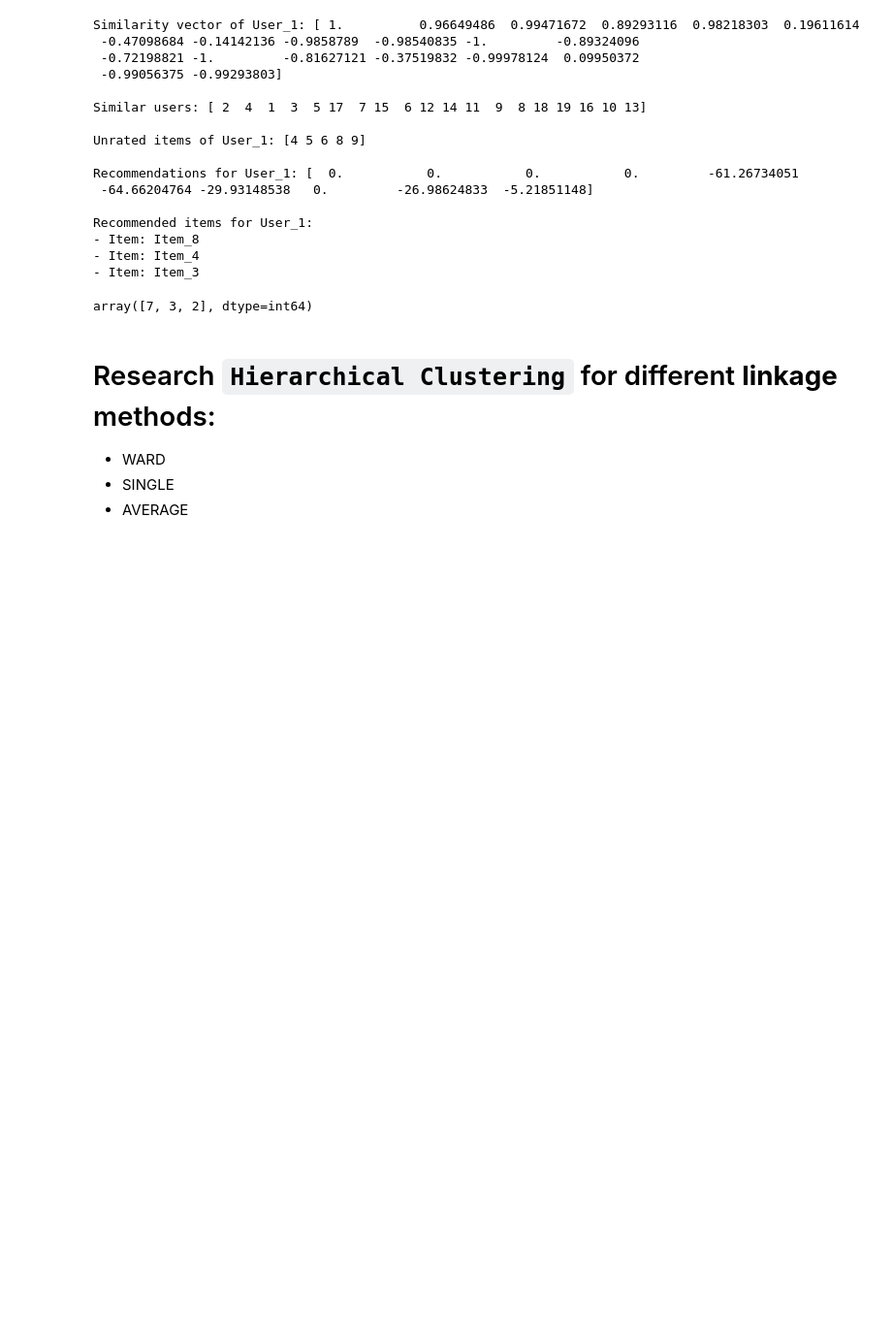
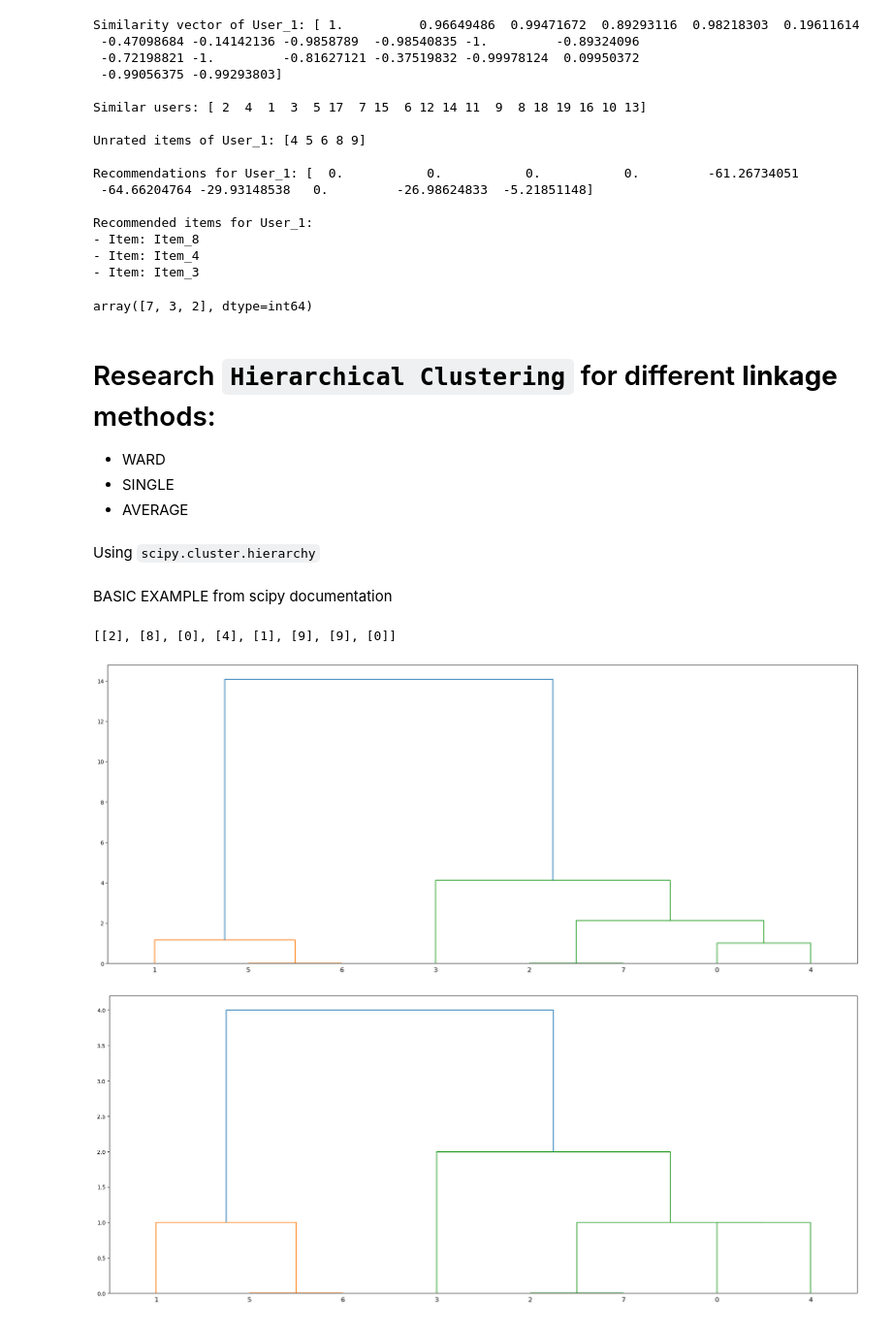
Before and after one commit to tgvp/Algoritmos-Recomendacao, a Jupyter notebook: src/rs-starter.ipynb, the cells around one changed output. Shown: that part at 97% size. Drawn from its saved outputs; the diff is of its cells as text; code cells hidden in the pictures; blank space fills up the shorter version.

Commit message:
hierarchical cluestring using scipy

```diff
--- a/src/rs-starter.ipynb
+++ b/src/rs-starter.ipynb
@@ -1024,3 +1024,5 @@ array([7, 3, 2], dtype=int64)
 - WARD
 - SINGLE
 - AVERAGE
+# %% [markdown]
+Using ``scipy.cluster.hierarchy``
@@ -1026,0 +1034,17 @@ array([7, 3, 2], dtype=int64)
+# %% [markdown]
+BASIC EXAMPLE from scipy documentation
+# %%
+X = [[i] for i in [2, 8, 0, 4, 1, 9, 9, 0]]
+print(X)
+X = np.array(X)
+Z = linkage(X, 'ward')
+fig = plt.figure(figsize=(25, 10))
+dn = dendrogram(Z)
+Z = linkage(X, 'single')
+fig = plt.figure(figsize=(25, 10))
+dn = dendrogram(Z)
+plt.show()
+# %% [output]
+[[2], [8], [0], [4], [1], [9], [9], [0]]
+[figure, added]
+[figure, added]
```
Also changed, not shown: parts of 7 cells of this notebook.
